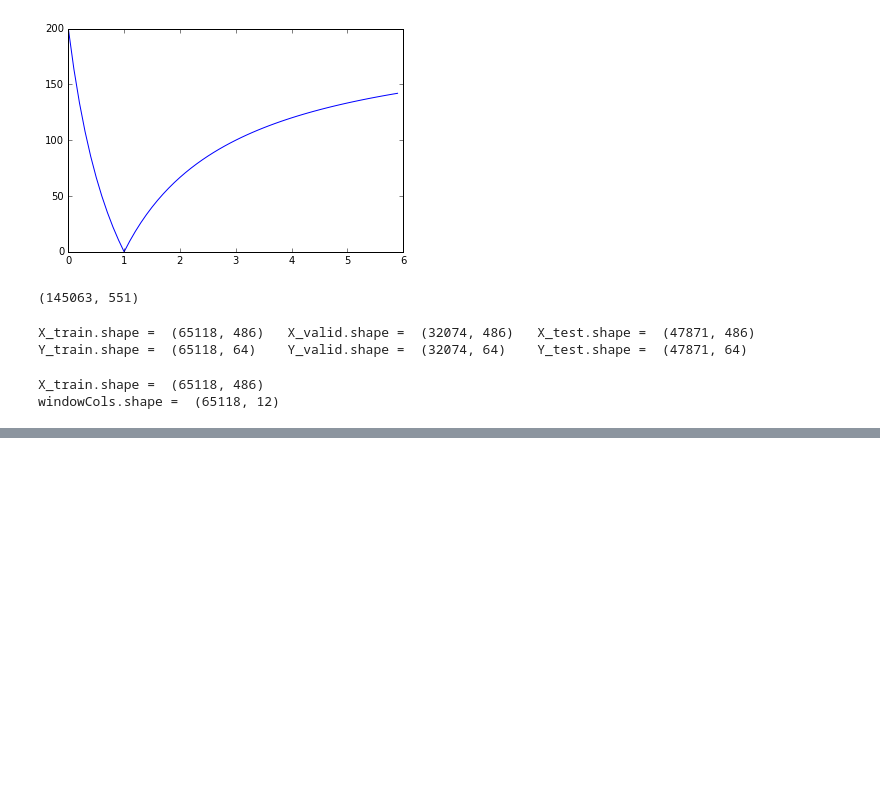
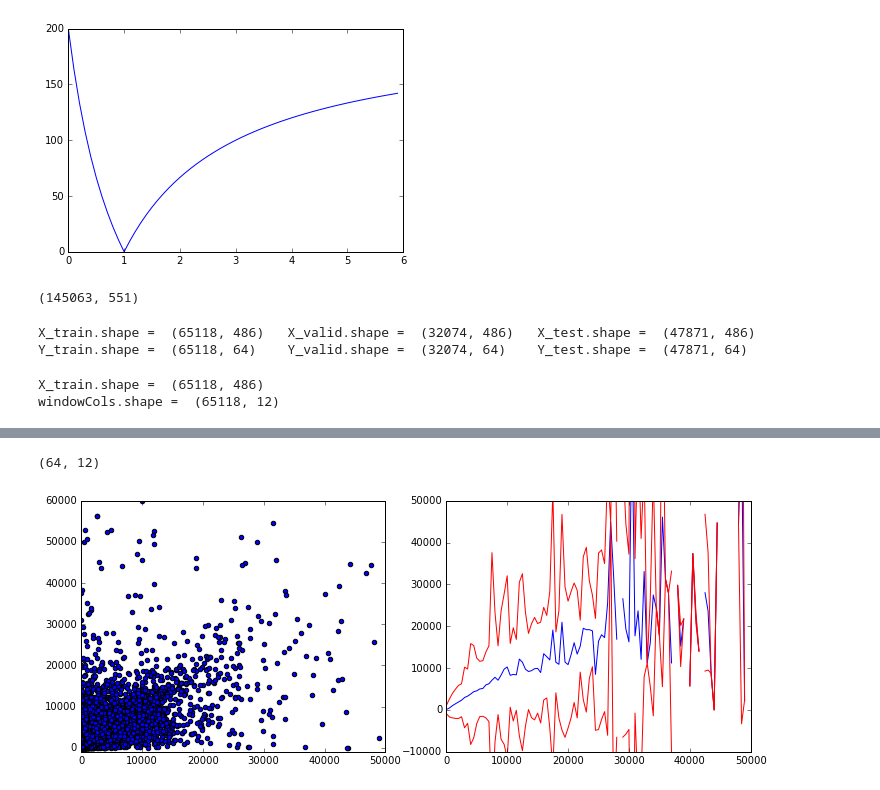
Before and after one commit to MatthewMcGonagle/KaggleWikiTraffic, a Jupyter notebook: WindowPeaks.ipynb, the cells around one changed output, grey strips where cells are left out. Drawn from its saved outputs; the diff is of its cells as text; code cells hidden in the pictures; blank space fills up the shorter version.

```diff
--- a/WindowPeaks.ipynb
+++ b/WindowPeaks.ipynb
@@ -123,3 +200,34 @@ Cross validation score =  118.294621415         Test Score =  119.858100298
+# %%
+# Let's use the coefficients of linear fit above to find a 1d domain var to map against the mean of Y_train.
+
+print(linear.coef_.shape)
+changeVars = np.mean(linear.coef_, axis = 0)
+featuresTr.fit(X_train)
+features = featuresTr.transform(X_train)
+newVar = np.dot(features, changeVars)
+
+bins = np.arange(0, 5e4, 5e4 / 100)
+binIndices = np.digitize(newVar, bins)
+bin_means = np.array([Y_mean[binIndices == i].mean() for i in range(len(bins)) ])
+bin_stds = np.array([Y_mean[binIndices == i].std() for i in range(len(bins)) ])
+
+plt.figure(figsize = (12, 4.5))
+plt.subplot(121)
+plt.scatter(newVar, Y_mean)
+ax = plt.gca()
+ax.set_xlim([0, 5e4])
+ax.set_ylim([-1e3, 6e4])
+
+plt.subplot(122)
+plt.plot(bins, bin_means)
+plt.plot(bins, bin_means + 2 * bin_stds, color = 'red')
+plt.plot(bins, bin_means - 2 * bin_stds, color = 'red')
+ax = plt.gca()
+ax.set_ylim([-1e4, 5e4])
+plt.show()
+# %% [output]
+(64, 12)
+[figure, added]
 # %%
 # Try a neural network.
 
```
Also changed, not shown: parts of 5 cells of this notebook.
